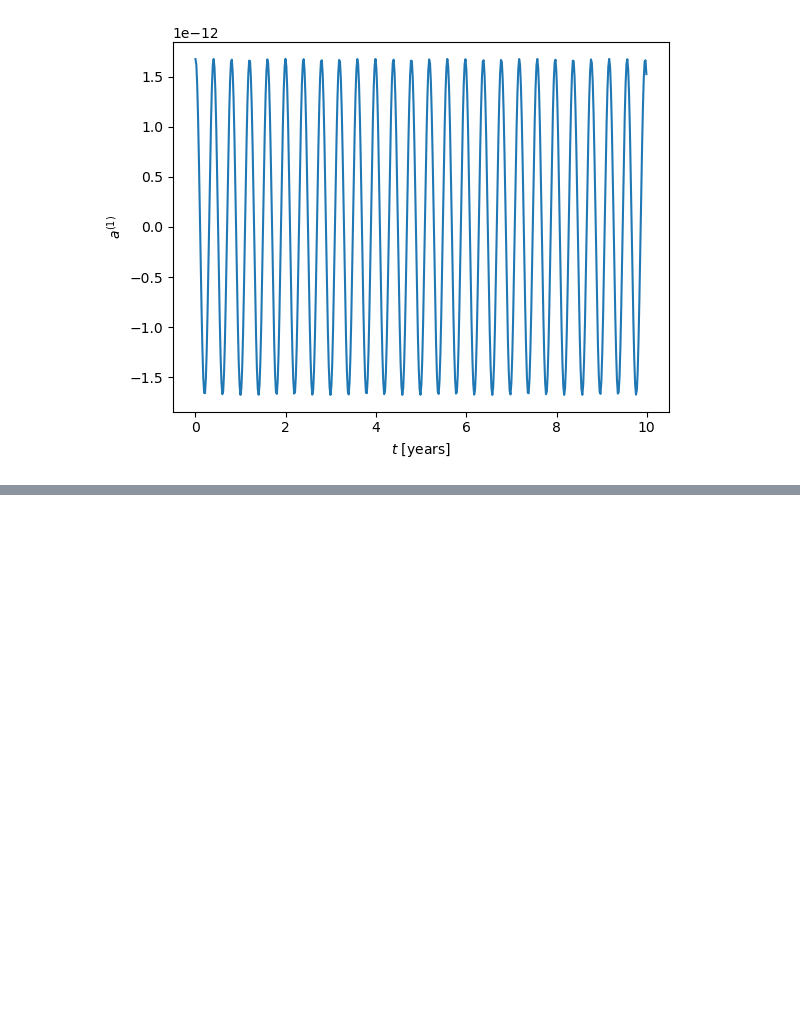
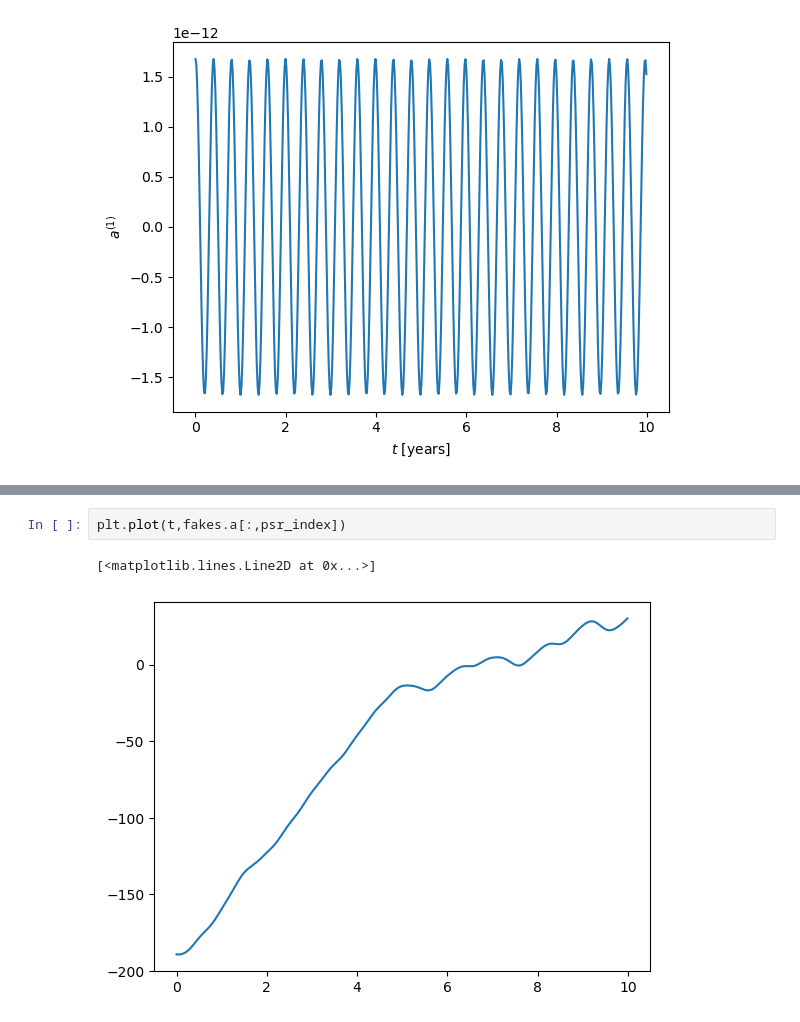
Before and after one commit to tomkimpson/PTAStateSpaceAnalysis, a Jupyter notebook: notebooks/demo.ipynb, the cells around one changed output, grey strips where cells are left out. Drawn from its saved outputs; the diff is of its cells as text; blank space fills up the shorter version.

```diff
--- a/notebooks/demo.ipynb
+++ b/notebooks/demo.ipynb
@@ -102,0 +160,5 @@ Text(0.5, 0, '$t$ [years]')
+# %%
+plt.plot(t,fakes.a[:,psr_index])
+# %% [output]
+[<matplotlib.lines.Line2D at 0x...>]
+[figure, added]
```
Also changed, not shown: parts of 10 cells of this notebook, 2 other files.
